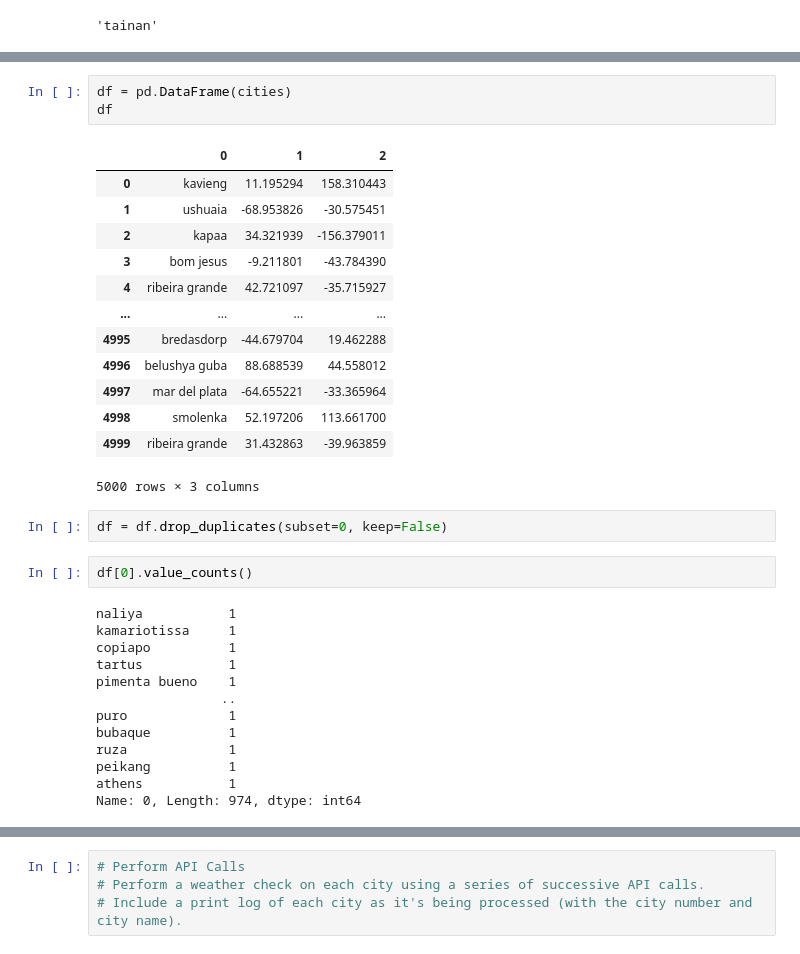
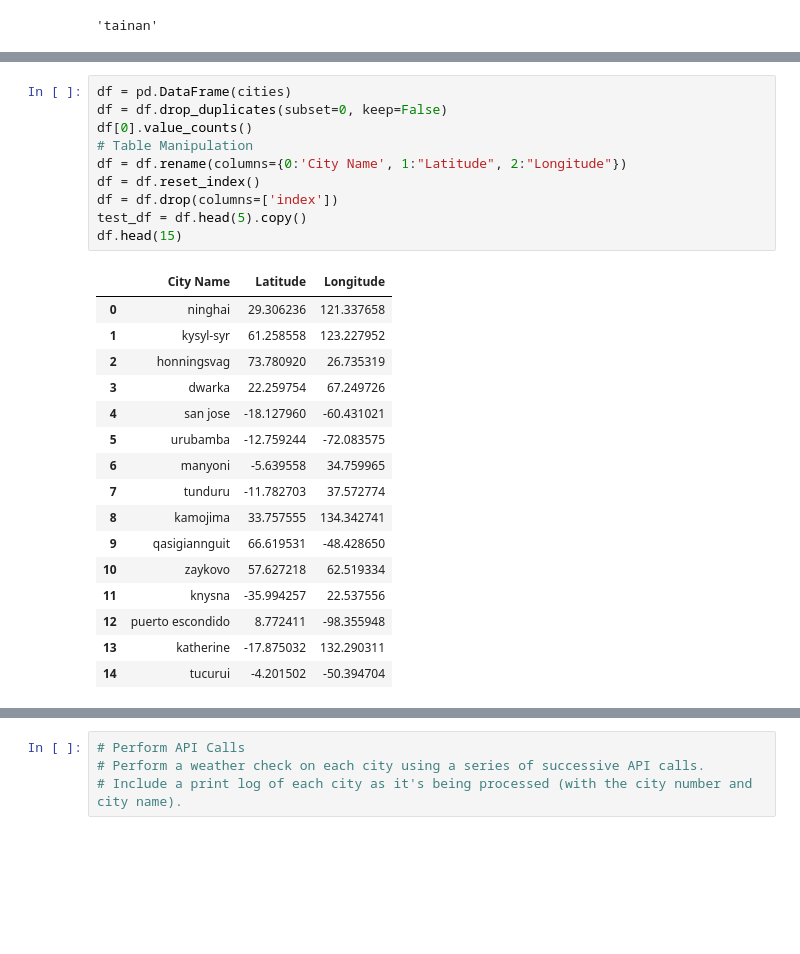
Before and after one commit to joshuadroid/py-api-challenge, a Jupyter notebook: WeatherPy/WeatherPy.ipynb, the cells around one changed output, grey strips where cells are left out. Saved outputs shown, nothing was run; the diff lists cells and outputs as text; blank space fills up the shorter version.

```diff
--- a/WeatherPy/WeatherPy.ipynb
+++ b/WeatherPy/WeatherPy.ipynb
@@ -51,34 +51,27 @@ Searching: -6.798
 # %%
 df = pd.DataFrame(cities)
-df
+df = df.drop_duplicates(subset=0, keep=False)
+df[0].value_counts()
+# Table Manipulation
+df = df.rename(columns={0:'City Name', 1:"Latitude", 2:"Longitude"})
+df = df.reset_index()
+df = df.drop(columns=['index'])
+test_df = df.head(5).copy()
+df.head(15)
 # %% [output]
-|  | 0 | 1 | 2 |
-| 0 | kavieng | 11.195294 | 158.310443 |
-| 1 | ushuaia | -68.953826 | -30.575451 |
-| 2 | kapaa | 34.321939 | -156.379011 |
-| 3 | bom jesus | -9.211801 | -43.784390 |
-| 4 | ribeira grande | 42.721097 | -35.715927 |
-| ... | ... | ... | ... |
-| 4995 | bredasdorp | -44.679704 | 19.462288 |
-| 4996 | belushya guba | 88.688539 | 44.558012 |
-| 4997 | mar del plata | -64.655221 | -33.365964 |
-| 4998 | smolenka | 52.197206 | 113.661700 |
-| 4999 | ribeira grande | 31.432863 | -39.963859 |
+|  | City Name | Latitude | Longitude |
+| 0 | ninghai | 29.306236 | 121.337658 |
+| 1 | kysyl-syr | 61.258558 | 123.227952 |
+| 2 | honningsvag | 73.780920 | 26.735319 |
+| 3 | dwarka | 22.259754 | 67.249726 |
+| 4 | san jose | -18.127960 | -60.431021 |
+| 5 | urubamba | -12.759244 | -72.083575 |
+| 6 | manyoni | -5.639558 | 34.759965 |
+| 7 | tunduru | -11.782703 | 37.572774 |
+| 8 | kamojima | 33.757555 | 134.342741 |
+| 9 | qasigiannguit | 66.619531 | -48.428650 |
+| 10 | zaykovo | 57.627218 | 62.519334 |
+| 11 | knysna | -35.994257 | 22.537556 |
+| 12 | puerto escondido | 8.772411 | -98.355948 |
+| 13 | katherine | -17.875032 | 132.290311 |
+| 14 | tucurui | -4.201502 | -50.394704 |
-5000 rows × 3 columns
-# %%
-df = df.drop_duplicates(subset=0, keep=False)
-# %%
-df[0].value_counts()
-# %% [output]
-naliya           1
-kamariotissa     1
-copiapo          1
-tartus           1
-pimenta bueno    1
-                ..
-puro             1
-bubaque          1
-ruza             1
-peikang          1
-athens           1
-Name: 0, Length: 974, dtype: int64
```
Also changed, not shown: parts of 12 cells of this notebook.
